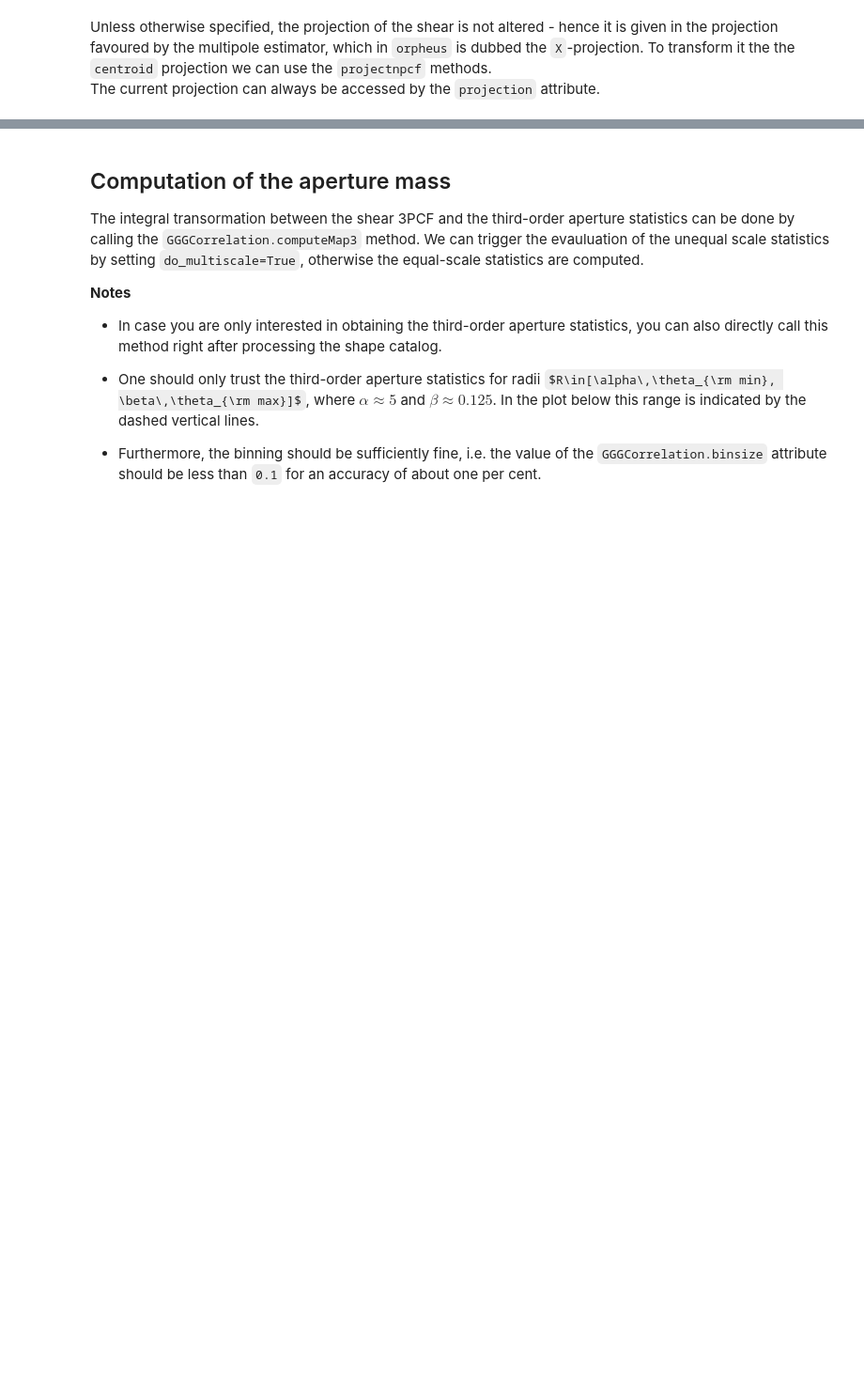
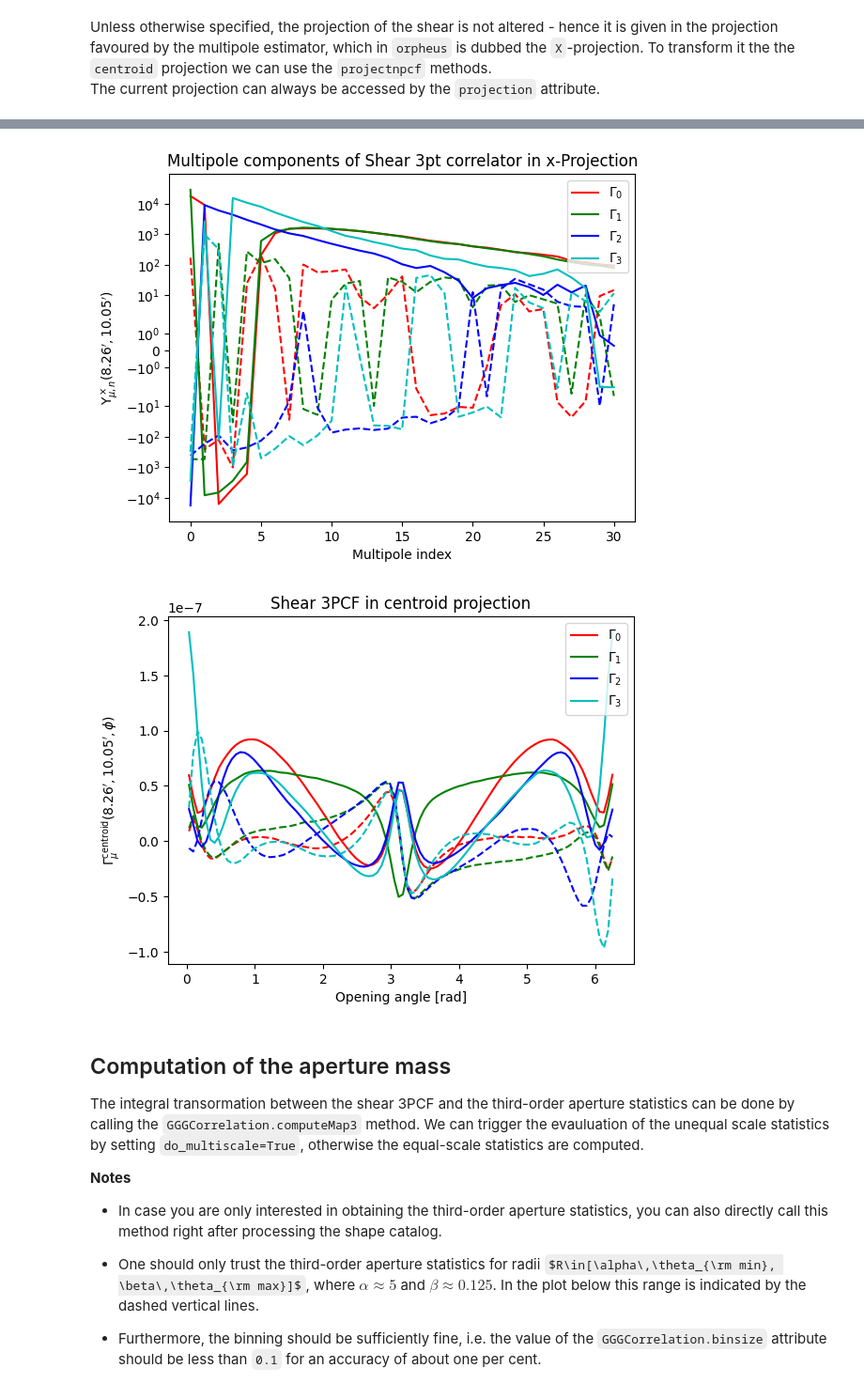
Before and after one commit to lporth93/orpheus, a Jupyter notebook: docs/source/notebooks/GGG_tutorial_basic.ipynb, the cells around one changed output, grey strips where cells are left out. Shown at 94% size. Saved outputs shown, nothing was run; the diff lists cells and outputs as text; code cells hidden in the pictures; some formulas as TeX source; blank space fills up the shorter version.

```diff
--- a/docs/source/notebooks/GGG_tutorial_basic.ipynb
+++ b/docs/source/notebooks/GGG_tutorial_basic.ipynb
@@ -104,3 +110,28 @@ Wall time: 325 µs
+# %%
+elb1=28; elb2=30
+
+
+for elcomp in range(4):
+    plt.plot(np.arange(threepcf.nmax+1),threepcf.npcf_multipoles[elcomp,:,0,elb1,elb2].real, color='rgbc'[elcomp], ls='-',label=r"$\Gamma_%i$"%(elcomp))
+    plt.plot(np.arange(threepcf.nmax+1),threepcf.npcf_multipoles[elcomp,:,0,elb1,elb2].imag, color='rgbc'[elcomp], ls='--')
+plt.title("Multipole components of Shear 3pt correlator in x-Projection")
+plt.xlabel("Multipole index")
+plt.ylabel(r"$\Upsilon_{\mu,n}^{\rm \times}(%.2f', %.2f')$"%(threepcf.bin_centers_mean[elb1],threepcf.bin_centers_mean[elb2]))
+plt.legend(loc="upper right")
+plt.yscale("symlog")
+plt.show()
+
+for elcomp in range(4):
+    plt.plot(threepcf.phis[0],threepcf.npcf[elcomp,0,elb1,elb2].real, color='rgbc'[elcomp], ls='-',label=r"$\Gamma_%i$"%(elcomp))
+    plt.plot(threepcf.phis[0],threepcf.npcf[elcomp,0,elb1,elb2].imag, color='rgbc'[elcomp], ls='--')
+plt.title("Shear 3PCF in centroid projection")
+plt.xlabel("Opening angle [rad]")
+plt.ylabel(r"$\Gamma_\mu^{\rm centroid}(%.2f', %.2f', \phi)$"%(threepcf.bin_centers_mean[elb1],threepcf.bin_centers_mean[elb2]))
+plt.legend(loc="upper right")
+plt.show()
+# %% [output]
+[figure, added]
+[figure, added]
 # %% [markdown]
 ## Computation of the aperture mass
 
```
Also changed, not shown: parts of 6 cells of this notebook, 11 other files.
